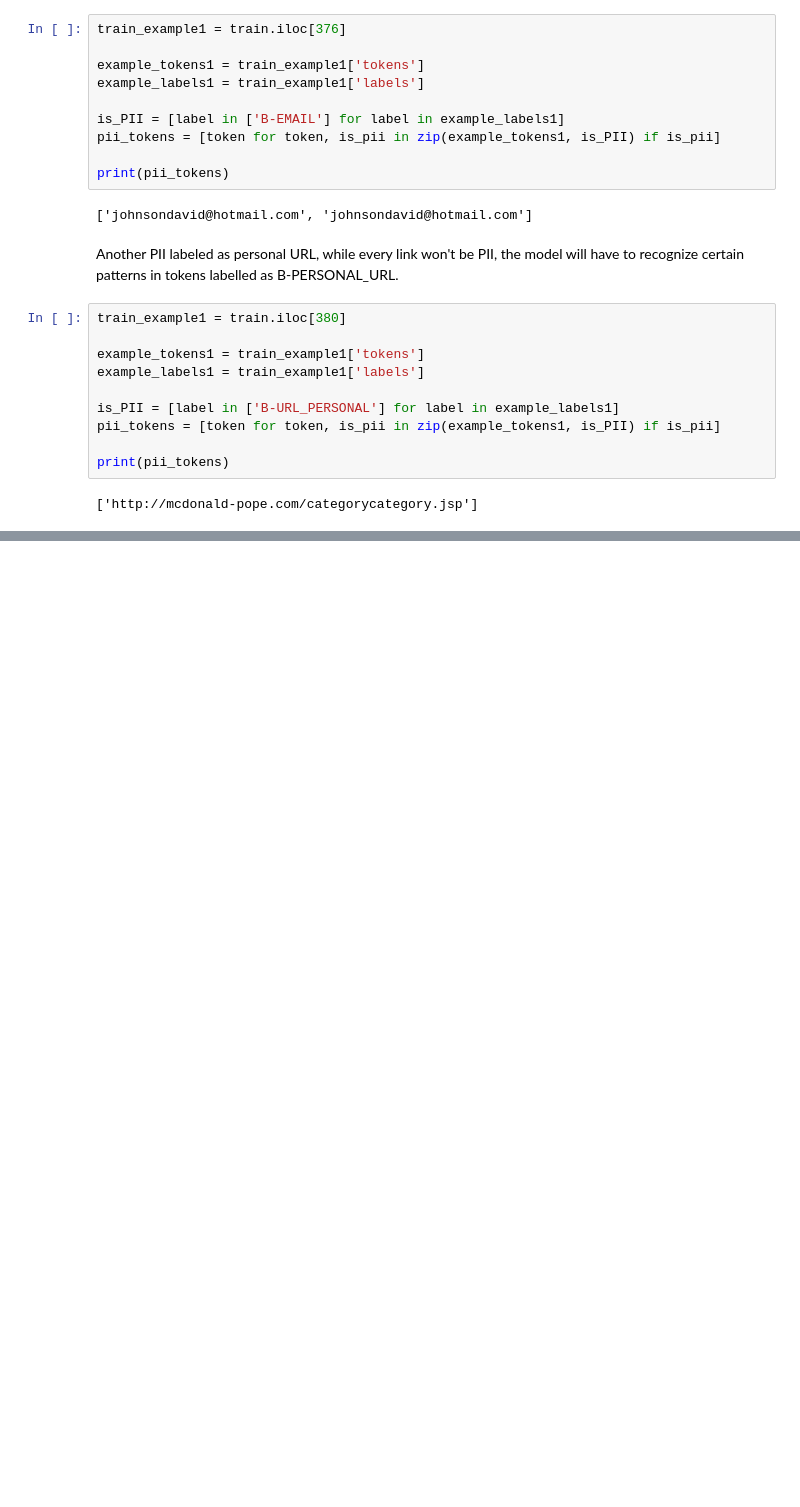
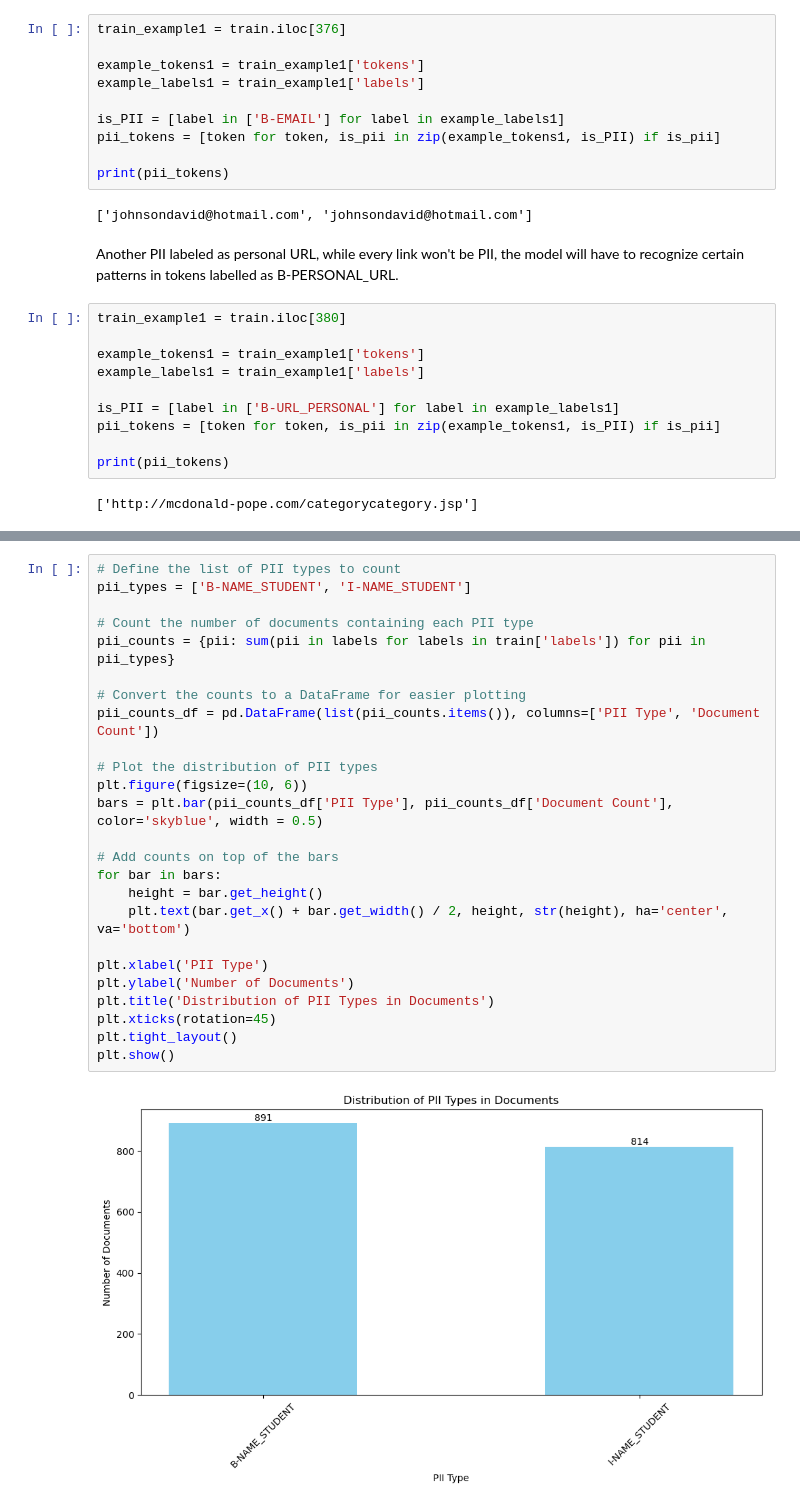
Before and after one commit to alanklin/NLP-Final, a Jupyter notebook: Code/eda.ipynb, the cells around one changed output, grey strips where cells are left out. Drawn from its saved outputs; the diff is of its cells as text; blank space fills up the shorter version.

```diff
--- a/Code/eda.ipynb
+++ b/Code/eda.ipynb
@@ -109,0 +195,27 @@ print(pii_tokens)
+# %%
+# Define the list of PII types to count
+pii_types = ['B-NAME_STUDENT', 'I-NAME_STUDENT']
+
+# Count the number of documents containing each PII type
+pii_counts = {pii: sum(pii in labels for labels in train['labels']) for pii in pii_types}
+
+# Convert the counts to a DataFrame for easier plotting
+pii_counts_df = pd.DataFrame(list(pii_counts.items()), columns=['PII Type', 'Document Count'])
+
+# Plot the distribution of PII types
+plt.figure(figsize=(10, 6))
+bars = plt.bar(pii_counts_df['PII Type'], pii_counts_df['Document Count'], color='skyblue', width = 0.5)
+
+# Add counts on top of the bars
+for bar in bars:
+    height = bar.get_height()
+    plt.text(bar.get_x() + bar.get_width() / 2, height, str(height), ha='center', va='bottom')
+
+plt.xlabel('PII Type')
+plt.ylabel('Number of Documents')
+plt.title('Distribution of PII Types in Documents')
+plt.xticks(rotation=45)
+plt.tight_layout()
+plt.show()
+# %% [output]
+[figure, added]
```
Also changed, not shown: parts of 10 cells of this notebook.
